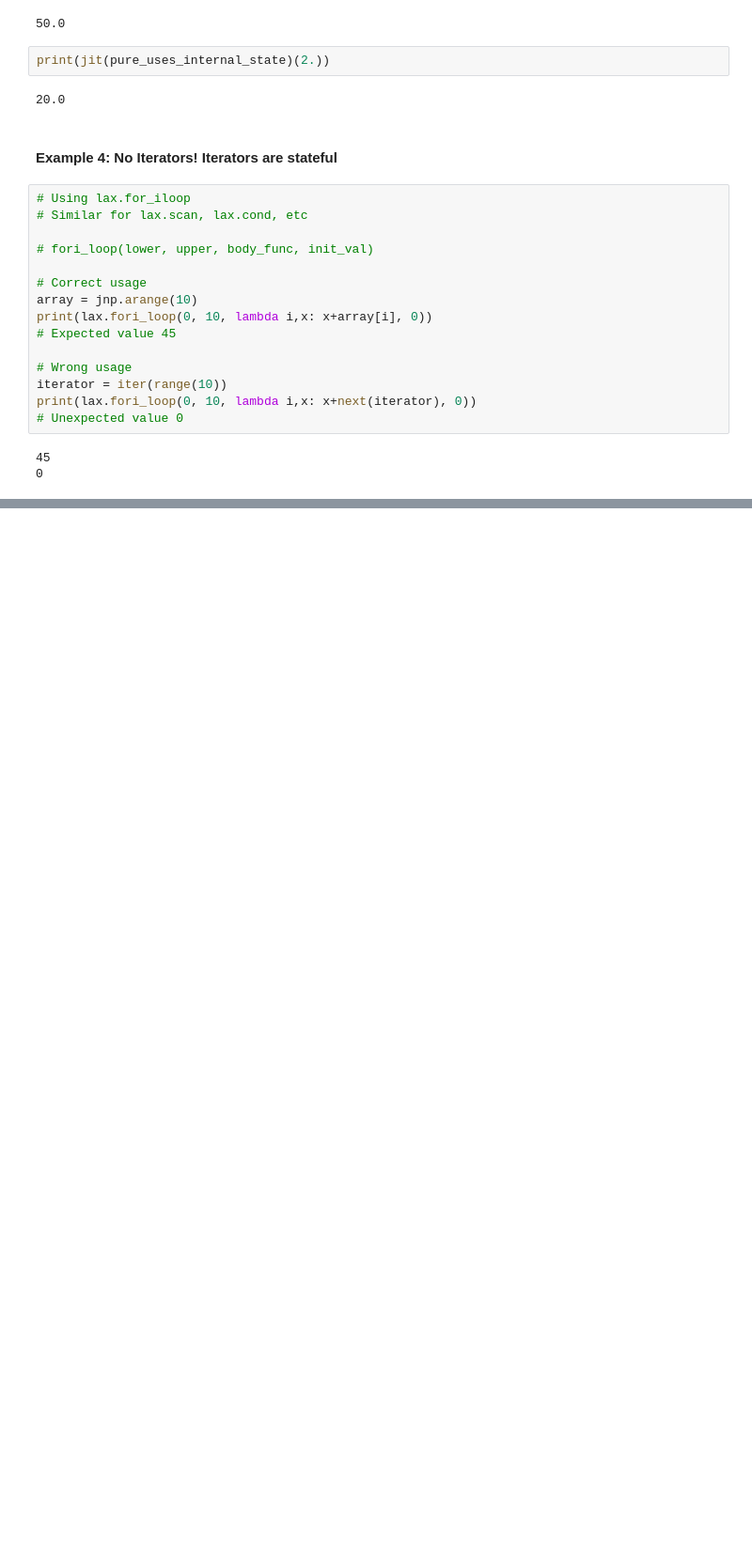
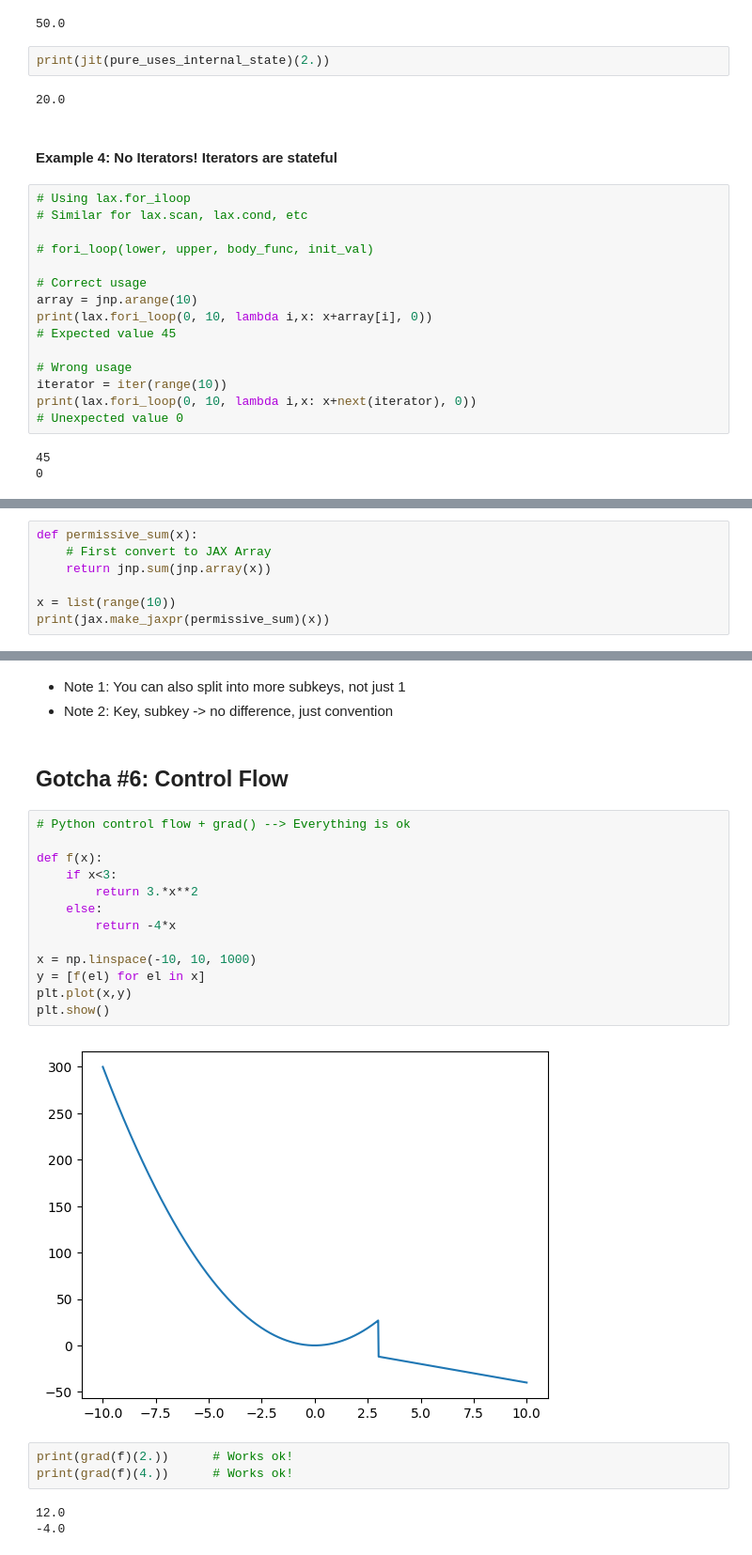
Before and after one commit to YashM246/JAX_Basics, a Jupyter notebook: 2_JAX_basics.ipynb, the cells around one changed output, grey strips where cells are left out. Shown: that part at 94% size. Cells and saved outputs as stored; diff of their text form; blank space fills up the shorter version.

```diff
--- a/2_JAX_basics.ipynb
+++ b/2_JAX_basics.ipynb
@@ -332,0 +442,7 @@ print(lax.fori_loop(0, 10, lambda i,x: x+next(iterator), 0))
+# %%
+def permissive_sum(x):
+    # First convert to JAX Array
+    return jnp.sum(jnp.array(x))
+
+x = list(range(10))
+print(jax.make_jaxpr(permissive_sum)(x))
@@ -332,0 +540,26 @@ print(lax.fori_loop(0, 10, lambda i,x: x+next(iterator), 0))
+# %% [markdown]
+- Note 1: You can also split into more subkeys, not just 1
+- Note 2: Key, subkey -> no difference, just convention
+# %% [markdown]
+## Gotcha #6: Control Flow
+# %%
+# Python control flow + grad() --> Everything is ok
+
+def f(x):
+    if x<3:
+        return 3.*x**2
+    else:
+        return -4*x
+
+x = np.linspace(-10, 10, 1000)
+y = [f(el) for el in x]
+plt.plot(x,y)
+plt.show()
+# %% [output]
+[figure, added]
+# %%
+print(grad(f)(2.))      # Works ok!
+print(grad(f)(4.))      # Works ok!
+# %% [output]
+12.0
+-4.0
```
Also changed, not shown: parts of 47 cells of this notebook.
